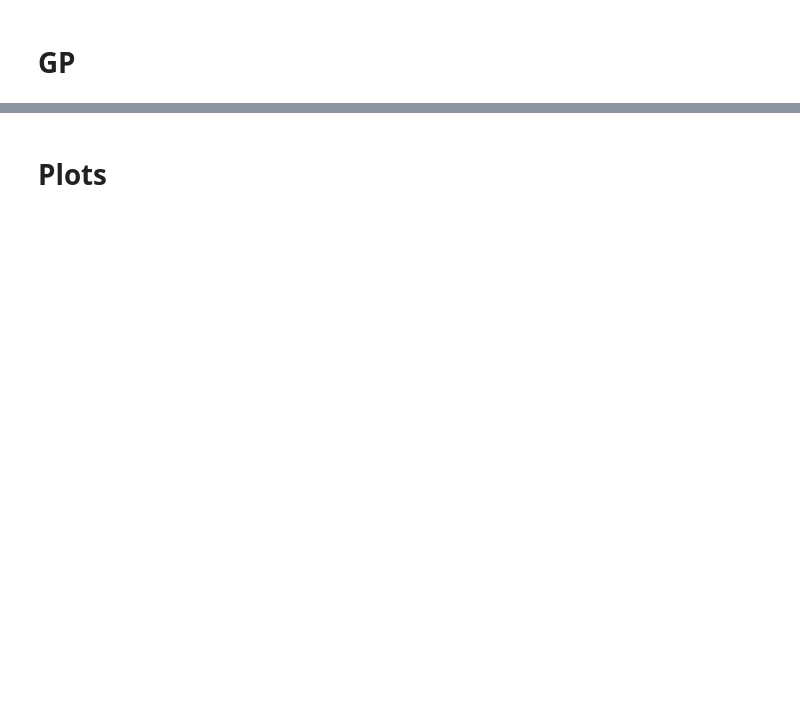
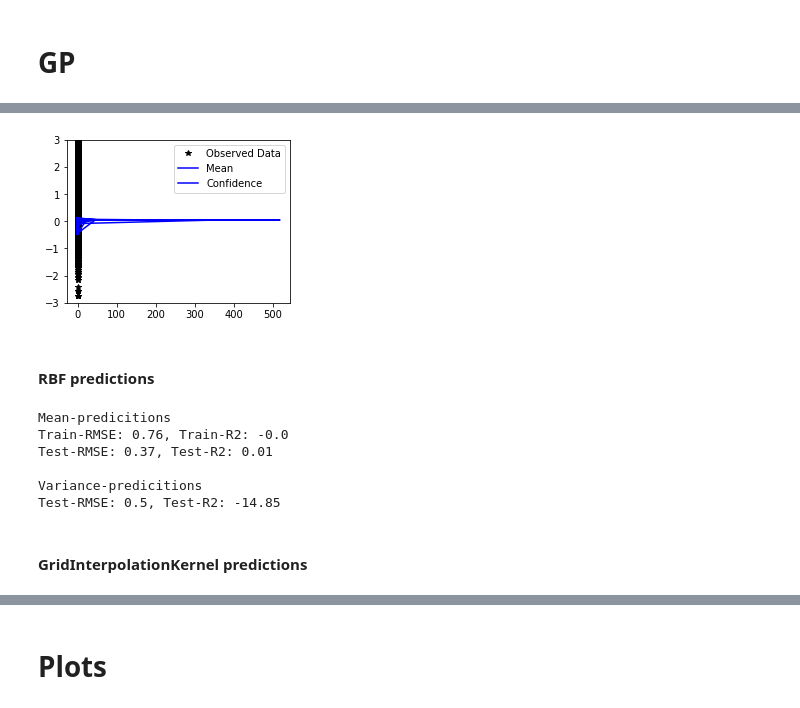
Before and after one commit to KumarNavish/ganRegression, a Jupyter notebook: notebook/real_world_data.ipynb, the cells around one changed output, grey strips where cells are left out. Saved outputs shown, nothing was run; the diff lists cells and outputs as text; code cells hidden in the pictures; blank space fills up the shorter version.

```diff
--- a/notebook/real_world_data.ipynb
+++ b/notebook/real_world_data.ipynb
@@ -110 +247,3 @@ X_train, y_train, X_test, y_test, X_valid, y_valid = dataset.get_dataset(scenari
+# %%
+X_train, y_train, X_test, y_test = tt.X_train.values, tt.Y_train.values.ravel(), tt.X_test.values, tt.Y_test.loc.values
 # %%
@@ -202,0 +574,27 @@ ypred_gp_test, cov_test = gpr.predict(X_test_scaled)
+# %%
+
+# Get into evaluation (predictive posterior) mode
+model.eval()
+likelihood.eval()
+
+# Test points are regularly spaced along [0,1]
+# Make predictions by feeding model through likelihood
+with torch.no_grad(), gpytorch.settings.fast_pred_var():
+    observed_pred = likelihood(model(torch.Tensor(X_test)))
+# %%
+with torch.no_grad():
+    # Initialize plot
+    f, ax = plt.subplots(1, 1, figsize=(4, 3))
+
+    # Get upper and lower confidence bounds
+    lower, upper = observed_pred.confidence_region()
+    # Plot training data as black stars
+    ax.plot(X_train[:,5], y_train, 'k*')
+    # Plot predictive means as blue line
+    ax.plot(X_test, observed_pred.mean.numpy(), 'b')
+    # Shade between the lower and upper confidence bounds
+    ax.fill_between(X_test[:,0], lower.numpy(), upper.numpy(), alpha=0.5)
+    ax.set_ylim([-3, 3])
+    ax.legend(['Observed Data', 'Mean', 'Confidence'])
+# %% [output]
+[figure, added]
@@ -202,0 +609,18 @@ ypred_gp_test, cov_test = gpr.predict(X_test_scaled)
+# %% [markdown]
+#### RBF predictions
+# %%
+print('Mean-predicitions')
+print(f"Train-RMSE: {mean_squared_error(y_train, y_preds.mean.detach().numpy(), squared=False).round(2)}, Train-R2: {r2_score(y_train, y_preds.mean.detach().numpy()).round(2)}")
+print(f"Test-RMSE: {mean_squared_error(y_test, observed_pred.mean.numpy(), squared=False).round(2)}, Test-R2: {r2_score(y_test, observed_pred.mean.numpy()).round(2)}\n")
+
+print('Variance-predicitions')
+print(f"Test-RMSE: {mean_squared_error(tt.Y_test.scale, observed_pred.variance.numpy()**0.5, squared=False).round(2)}, Test-R2: {r2_score(tt.Y_test.scale, observed_pred.variance.numpy()**0.5).round(2)}")
+# %% [output]
+Mean-predicitions
+Train-RMSE: 0.76, Train-R2: -0.0
+Test-RMSE: 0.37, Test-R2: 0.01
+
+Variance-predicitions
+Test-RMSE: 0.5, Test-R2: -14.85
+# %% [markdown]
+#### GridInterpolationKernel predictions
```
Also changed, not shown: parts of 50 cells of this notebook, 6 other files.
